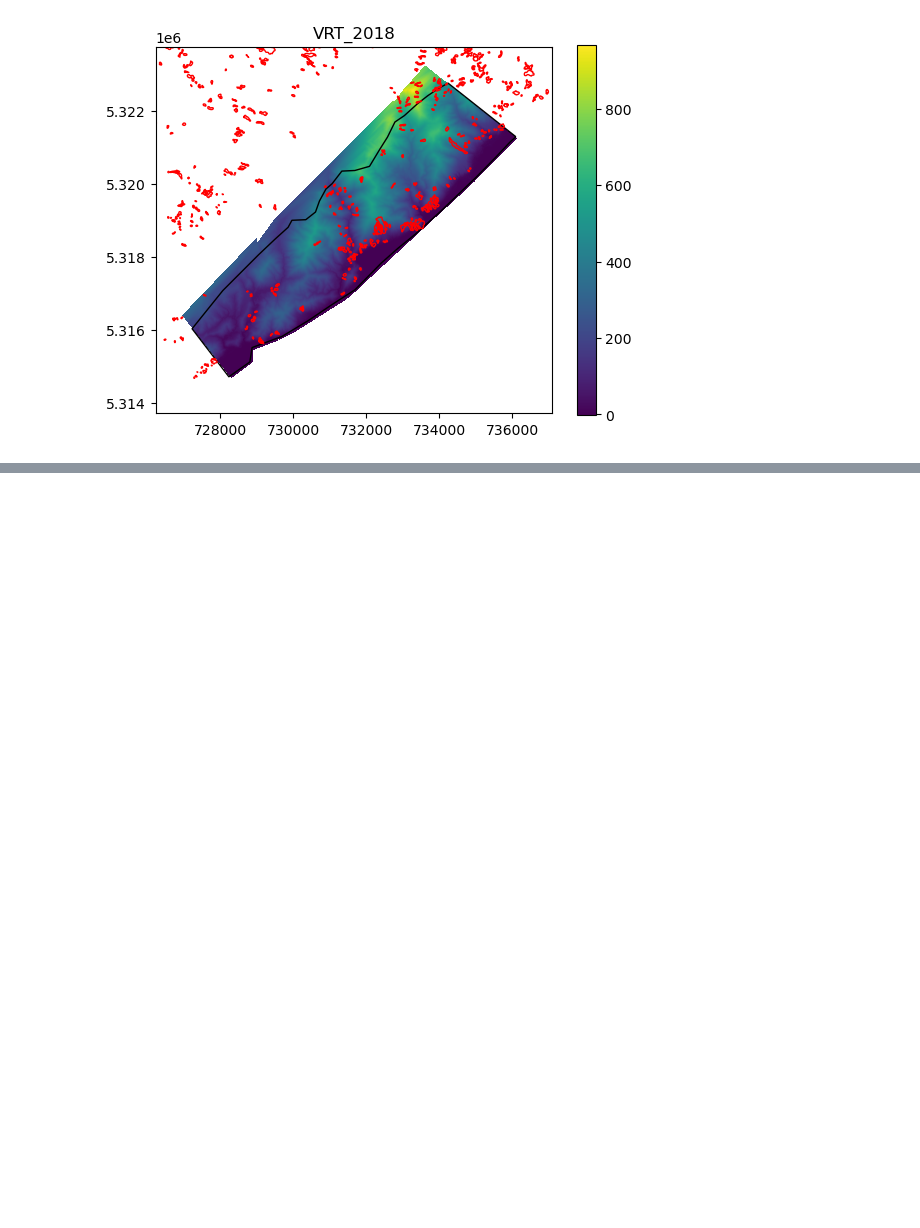
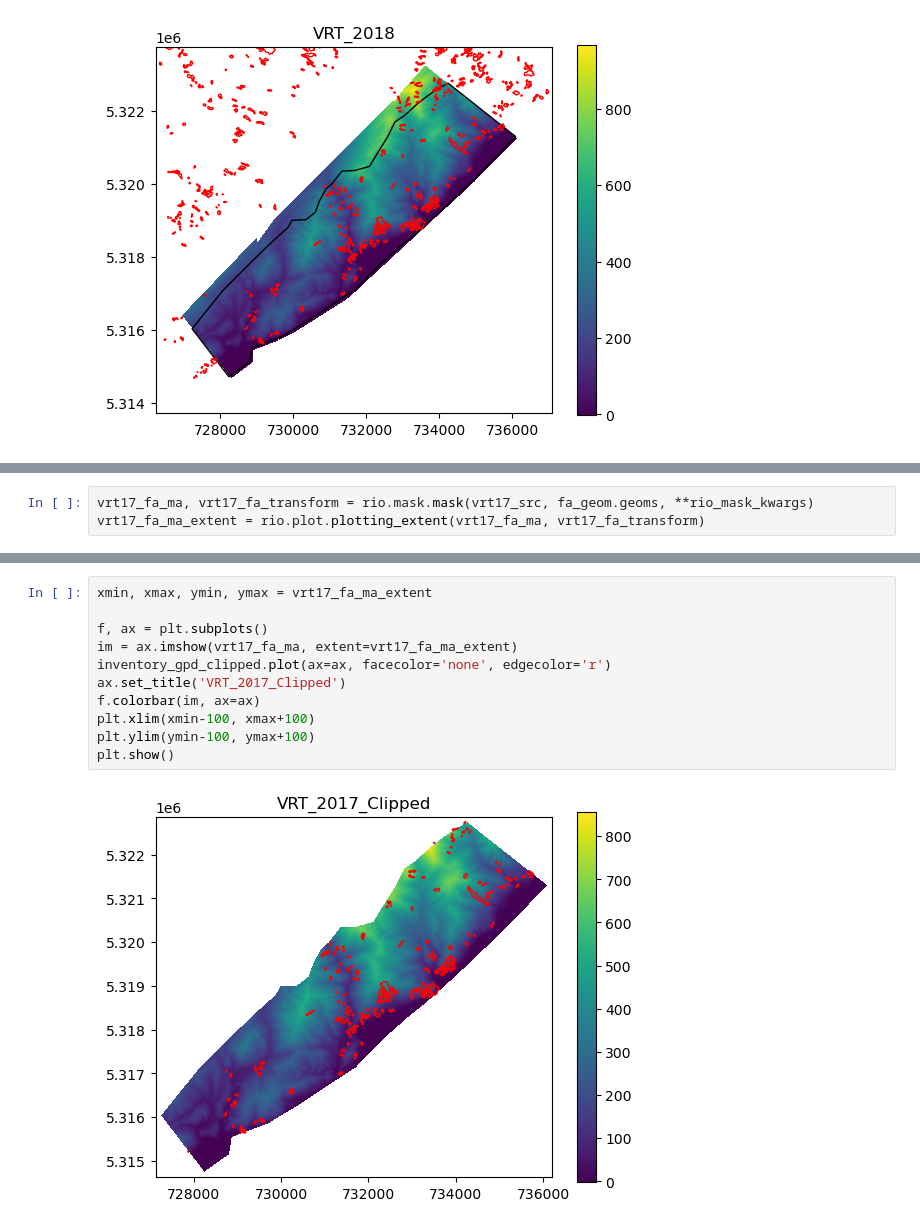
Before and after one commit to UW-GDA/nz-landslides, a Jupyter notebook: notebooks/3-interacting-vrt-polygon.ipynb, the cells around one changed output, grey strips where cells are left out. Cells and saved outputs as stored; diff of their text form; blank space fills up the shorter version.

```diff
--- a/notebooks/3-interacting-vrt-polygon.ipynb
+++ b/notebooks/3-interacting-vrt-polygon.ipynb
@@ -205,0 +208,3 @@ plt.show()
+# %%
+vrt17_fa_ma, vrt17_fa_transform = rio.mask.mask(vrt17_src, fa_geom.geoms, **rio_mask_kwargs)
+vrt17_fa_ma_extent = rio.plot.plotting_extent(vrt17_fa_ma, vrt17_fa_transform)
@@ -205,0 +241,13 @@ plt.show()
+# %%
+xmin, xmax, ymin, ymax = vrt17_fa_ma_extent
+
+f, ax = plt.subplots()
+im = ax.imshow(vrt17_fa_ma, extent=vrt17_fa_ma_extent)
+inventory_gpd_clipped.plot(ax=ax, facecolor='none', edgecolor='r')
+ax.set_title('VRT_2017_Clipped')
+f.colorbar(im, ax=ax)
+plt.xlim(xmin-100, xmax+100)
+plt.ylim(ymin-100, ymax+100)
+plt.show()
+# %% [output]
+[figure, added]
```
Also changed, not shown: parts of 11 cells of this notebook.
